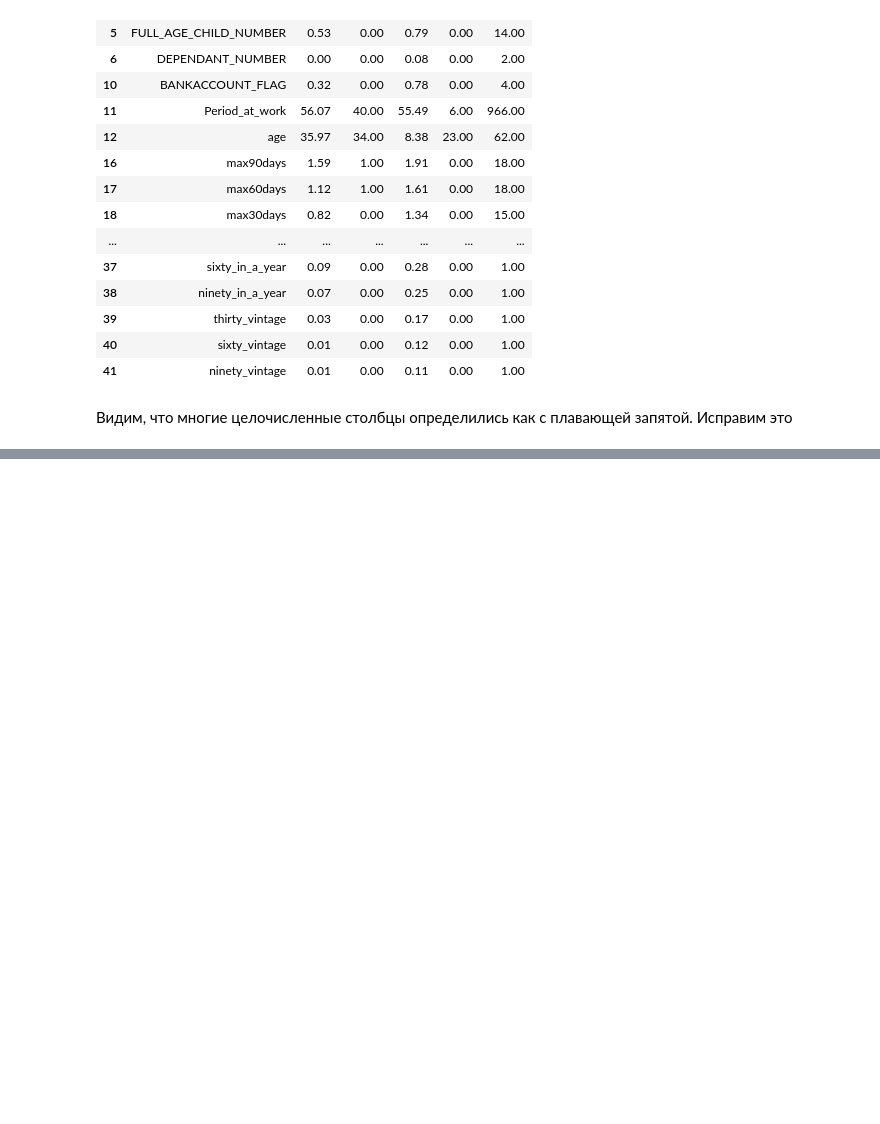
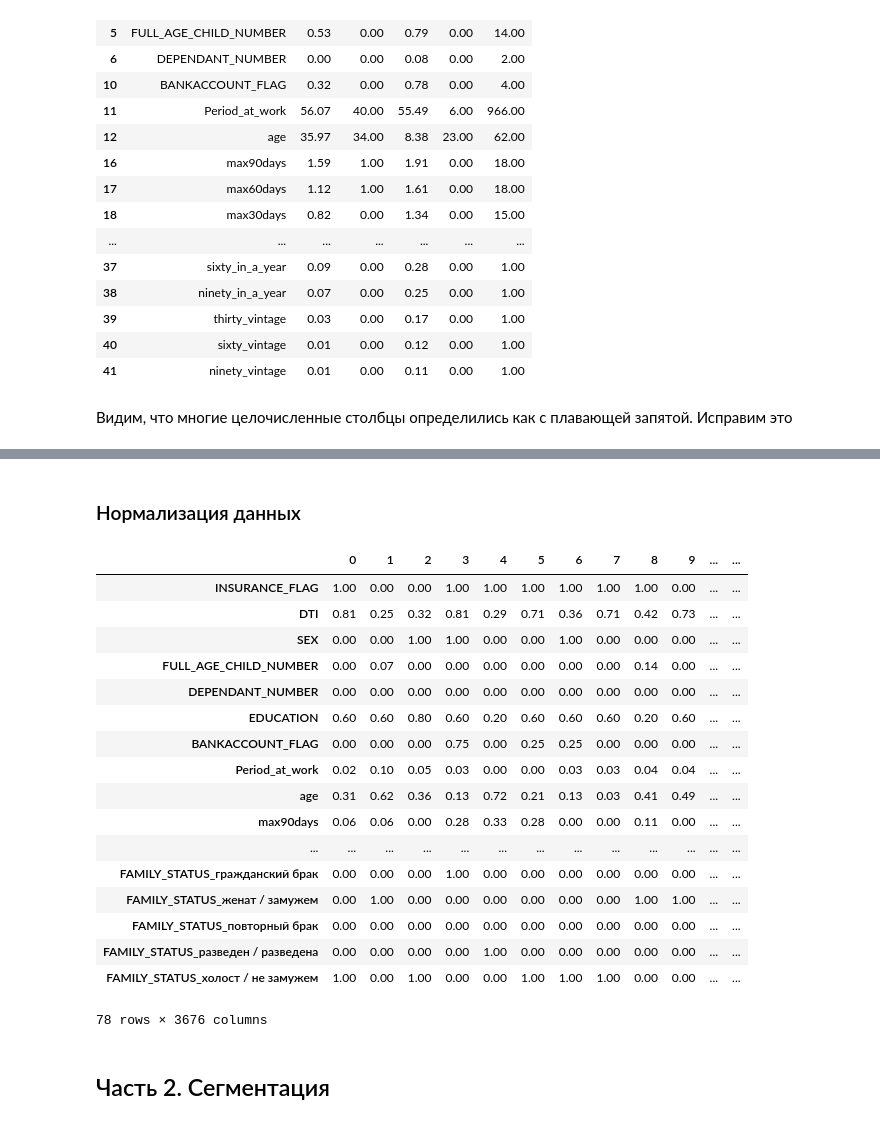
Before and after one commit to Deaacon/HW_1_2025-Roman_Dyakonov, a Jupyter notebook: solution.ipynb, the cells around one changed output, grey strips where cells are left out. Saved outputs shown, nothing was run; the diff lists cells and outputs as text; code cells hidden in the pictures; blank space fills up the shorter version.

```diff
--- a/solution.ipynb
+++ b/solution.ipynb
@@ -141,5 +144,7 @@ data_df = data_df.dropna(subset=[
     'sixty_vintage',
     'ninety_vintage'
 ])
-data_df.shape
+data_df = data_df.reset_index(drop=True)
+
+data_df.head()
 # %% [output]
@@ -208,0 +237,15 @@ for dtype_target in data_df.dtypes.unique():
+# %%
+map_dict = {"мужской": 0, "женский": 1}
+data_df['SEX'] = data_df['SEX'].map(map_dict)
+
+map_dict = {
+    'среднее': 0,
+    'среднее-специальное': 1,
+    'незаконченное высшее': 2,
+    'высшее': 3,
+    'второе высшее': 4,
+    'ученая степень': 5,
+    'Высшее/Второе высшее/Ученая степень': 4
+}
+data_df['EDUCATION'] = data_df['EDUCATION'].map(map_dict)
+data_df
@@ -208,0 +268,16 @@ for dtype_target in data_df.dtypes.unique():
+# %%
+def encode_dummy(df, key):
+    one_hot = pd.get_dummies(df[key], prefix=key)
+    df = df.drop(columns=[key])
+    df = df.join(one_hot)
+    return df
+
+keys_to_dummy = [
+    'INCOME_BASE_TYPE', 'CREDIT_PURPOSE', 'EMPL_TYPE',
+    'EMPL_SIZE', 'EMPL_PROPERTY', 'EMPL_FORM', 'FAMILY_STATUS'
+]
+for key in keys_to_dummy:
+    data_df = encode_dummy(data_df, key)
+
+with pd.option_context('display.max_rows', None):
+    display(data_df.head().transpose())
@@ -208,0 +302,29 @@ for dtype_target in data_df.dtypes.unique():
+# %% [markdown]
+### Нормализация данных
+# %%
+scaler = MinMaxScaler()
+scaled_df = pd.DataFrame(scaler.fit_transform(data_df), columns=data_df.columns)
+
+with pd.option_context('display.max_rows', None):
+    display(scaled_df.transpose())
+# %% [output]
+|  | 0 | 1 | 2 | 3 | 4 | 5 | 6 | 7 | 8 | 9 | ... | ... |
+| INSURANCE_FLAG | 1.00 | 0.00 | 0.00 | 1.00 | 1.00 | 1.00 | 1.00 | 1.00 | 1.00 | 0.00 | ... | ... |
+| DTI | 0.81 | 0.25 | 0.32 | 0.81 | 0.29 | 0.71 | 0.36 | 0.71 | 0.42 | 0.73 | ... | ... |
+| SEX | 0.00 | 0.00 | 1.00 | 1.00 | 0.00 | 0.00 | 1.00 | 0.00 | 0.00 | 0.00 | ... | ... |
+| FULL_AGE_CHILD_NUMBER | 0.00 | 0.07 | 0.00 | 0.00 | 0.00 | 0.00 | 0.00 | 0.00 | 0.14 | 0.00 | ... | ... |
+| DEPENDANT_NUMBER | 0.00 | 0.00 | 0.00 | 0.00 | 0.00 | 0.00 | 0.00 | 0.00 | 0.00 | 0.00 | ... | ... |
+| EDUCATION | 0.60 | 0.60 | 0.80 | 0.60 | 0.20 | 0.60 | 0.60 | 0.60 | 0.20 | 0.60 | ... | ... |
+| BANKACCOUNT_FLAG | 0.00 | 0.00 | 0.00 | 0.75 | 0.00 | 0.25 | 0.25 | 0.00 | 0.00 | 0.00 | ... | ... |
+| Period_at_work | 0.02 | 0.10 | 0.05 | 0.03 | 0.00 | 0.00 | 0.03 | 0.03 | 0.04 | 0.04 | ... | ... |
+| age | 0.31 | 0.62 | 0.36 | 0.13 | 0.72 | 0.21 | 0.13 | 0.03 | 0.41 | 0.49 | ... | ... |
+| max90days | 0.06 | 0.06 | 0.00 | 0.28 | 0.33 | 0.28 | 0.00 | 0.00 | 0.11 | 0.00 | ... | ... |
+| ... | ... | ... | ... | ... | ... | ... | ... | ... | ... | ... | ... | ... |
+| FAMILY_STATUS_гражданский брак | 0.00 | 0.00 | 0.00 | 1.00 | 0.00 | 0.00 | 0.00 | 0.00 | 0.00 | 0.00 | ... | ... |
+| FAMILY_STATUS_женат / замужем | 0.00 | 1.00 | 0.00 | 0.00 | 0.00 | 0.00 | 0.00 | 0.00 | 1.00 | 1.00 | ... | ... |
+| FAMILY_STATUS_повторный брак | 0.00 | 0.00 | 0.00 | 0.00 | 0.00 | 0.00 | 0.00 | 0.00 | 0.00 | 0.00 | ... | ... |
+| FAMILY_STATUS_разведен / разведена | 0.00 | 0.00 | 0.00 | 0.00 | 1.00 | 0.00 | 0.00 | 0.00 | 0.00 | 0.00 | ... | ... |
+| FAMILY_STATUS_холост / не замужем | 1.00 | 0.00 | 1.00 | 0.00 | 0.00 | 1.00 | 1.00 | 1.00 | 0.00 | 0.00 | ... | ... |
+78 rows × 3676 columns
+# %% [markdown]
+## Часть 2. Сегментация
```
Also changed, not shown: parts of 9 cells of this notebook.
